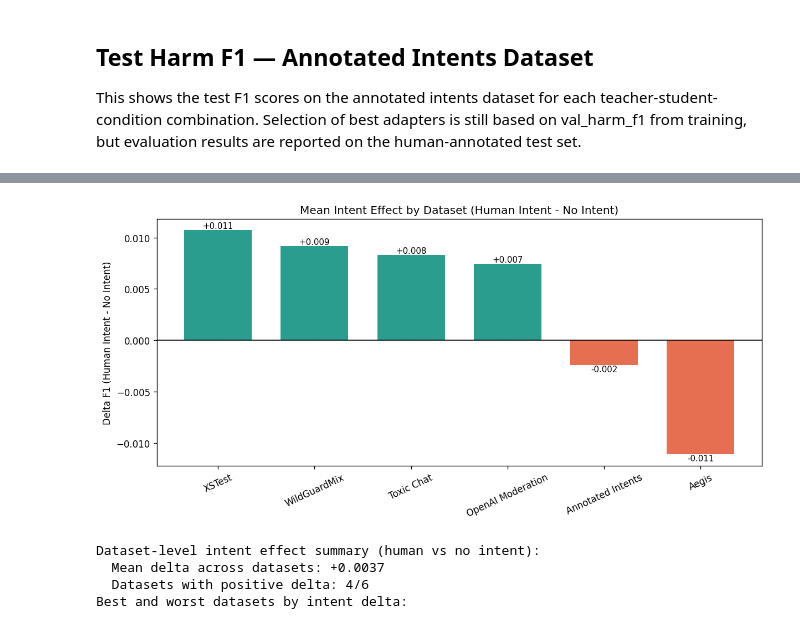
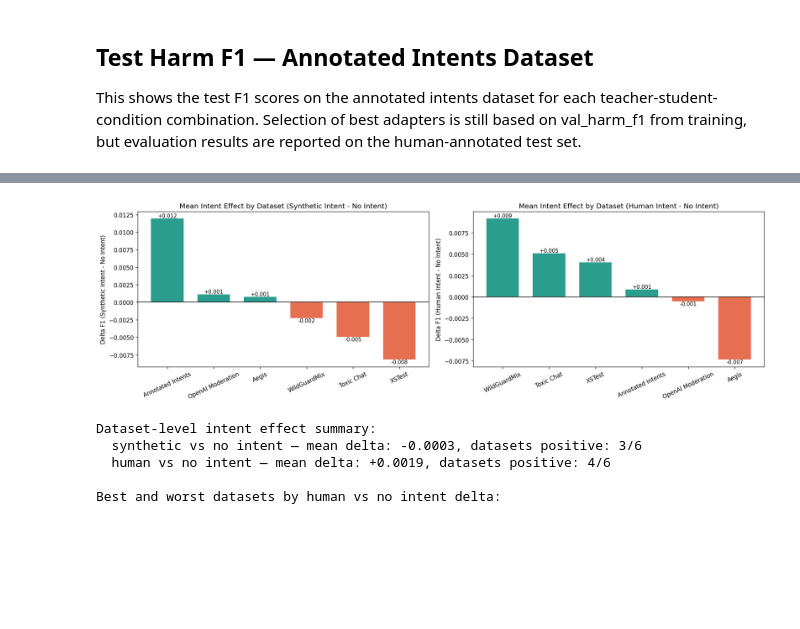
Before and after one commit to Jazhyc/aims-safety-classification, a Jupyter notebook: notebooks/distillation/distillation_results.ipynb, the cells around one changed output, grey strips where cells are left out. Saved outputs shown, nothing was run; the diff lists cells and outputs as text; code cells hidden in the pictures; blank space fills up the shorter version.

```diff
--- a/notebooks/distillation/distillation_results.ipynb
+++ b/notebooks/distillation/distillation_results.ipynb
@@ -47,7 +47,7 @@ STUDENTS = {
     "gemma-3-12b": "Gemma 3 12B",
     "llama-3.1-8b": "Llama 3.1 8B",
     "ministral-3-14b-reasoning": "Ministral 3 14B",
-    # "qwen3-8b": "Qwen3 8B",
+    "qwen3-8b": "Qwen3 8B",
 }
 
 CONDITIONS = {
@@ -1013,22 +1157,29 @@ display(
     })
 )
 
-fig, ax = plt.subplots(figsize=(10, 4.8), constrained_layout=True)
-colors = ["#2A9D8F" if value >= 0 else "#E76F51" for value in dataset_display["human_vs_no_intent"]]
-ax.bar(dataset_display["dataset"], dataset_display["human_vs_no_intent"], color=colors, width=0.7)
-ax.axhline(0, color="black", linewidth=1)
-ax.set_title("Mean Intent Effect by Dataset (Human Intent - No Intent)")
-ax.set_ylabel("Delta F1 (Human Intent - No Intent)")
-ax.tick_params(axis="x", rotation=25)
-for x_pos, value in enumerate(dataset_display["human_vs_no_intent"]):
-    ax.text(x_pos, value, f"{value:+.3f}", ha="center", va="bottom" if value >= 0 else "top", fontsize=9)
+fig, axes = plt.subplots(1, 2, figsize=(16, 4.8), constrained_layout=True)
+
+for ax, delta_col, title, ylabel in [
+    (axes[0], "synthetic_vs_no_intent", "Mean Intent Effect by Dataset (Synthetic Intent - No Intent)", "Delta F1 (Synthetic Intent - No Intent)"),
+    (axes[1], "human_vs_no_intent",     "Mean Intent Effect by Dataset (Human Intent - No Intent)",    "Delta F1 (Human Intent - No Intent)"),
+]:
+    sorted_df = dataset_display.sort_values(delta_col, ascending=False)
+    colors = ["#2A9D8F" if v >= 0 else "#E76F51" for v in sorted_df[delta_col]]
+    ax.bar(sorted_df["dataset"], sorted_df[delta_col], color=colors, width=0.7)
+    ax.axhline(0, color="black", linewidth=1)
+    ax.set_title(title)
+    ax.set_ylabel(ylabel)
+    ax.tick_params(axis="x", rotation=25)
+    for x_pos, value in enumerate(sorted_df[delta_col]):
+        ax.text(x_pos, value, f"{value:+.3f}", ha="center", va="bottom" if value >= 0 else "top", fontsize=9)
+
 plt.show()
 
-print("Dataset-level intent effect summary (human vs no intent):")
-print(f"  Mean delta across datasets: {dataset_f1['human_vs_no_intent'].mean():+.4f}")
-print(f"  Datasets with positive delta: {(dataset_f1['human_vs_no_intent'] > 0).sum()}/{len(dataset_f1)}")
+print("Dataset-level intent effect summary:")
+for label, col in [("synthetic vs no intent", "synthetic_vs_no_intent"), ("human vs no intent", "human_vs_no_intent")]:
+    print(f"  {label} — mean delta: {dataset_f1[col].mean():+.4f}, datasets positive: {(dataset_f1[col] > 0).sum()}/{len(dataset_f1)}")
 
-print("Best and worst datasets by intent delta:")
+print("\nBest and worst datasets by human vs no intent delta:")
 display(
     pd.concat(
         [
@@ -1055,6 +1206,7 @@ display(
-[figure, old version]
+[figure, new version]
-Dataset-level intent effect summary (human vs no intent):
-  Mean delta across datasets: +0.0037
-  Datasets with positive delta: 4/6
-Best and worst datasets by intent delta:
+Dataset-level intent effect summary:
+  synthetic vs no intent — mean delta: -0.0003, datasets positive: 3/6
+  human vs no intent — mean delta: +0.0019, datasets positive: 4/6
+
+Best and worst datasets by human vs no intent delta:
 | condition_slug | dataset | no_intent | synthetic_intent | human_intent | synthetic_vs_no_intent | human_vs_synthetic_intent | ... |
```
Also changed, not shown: parts of 9 cells of this notebook, 3 other files.
